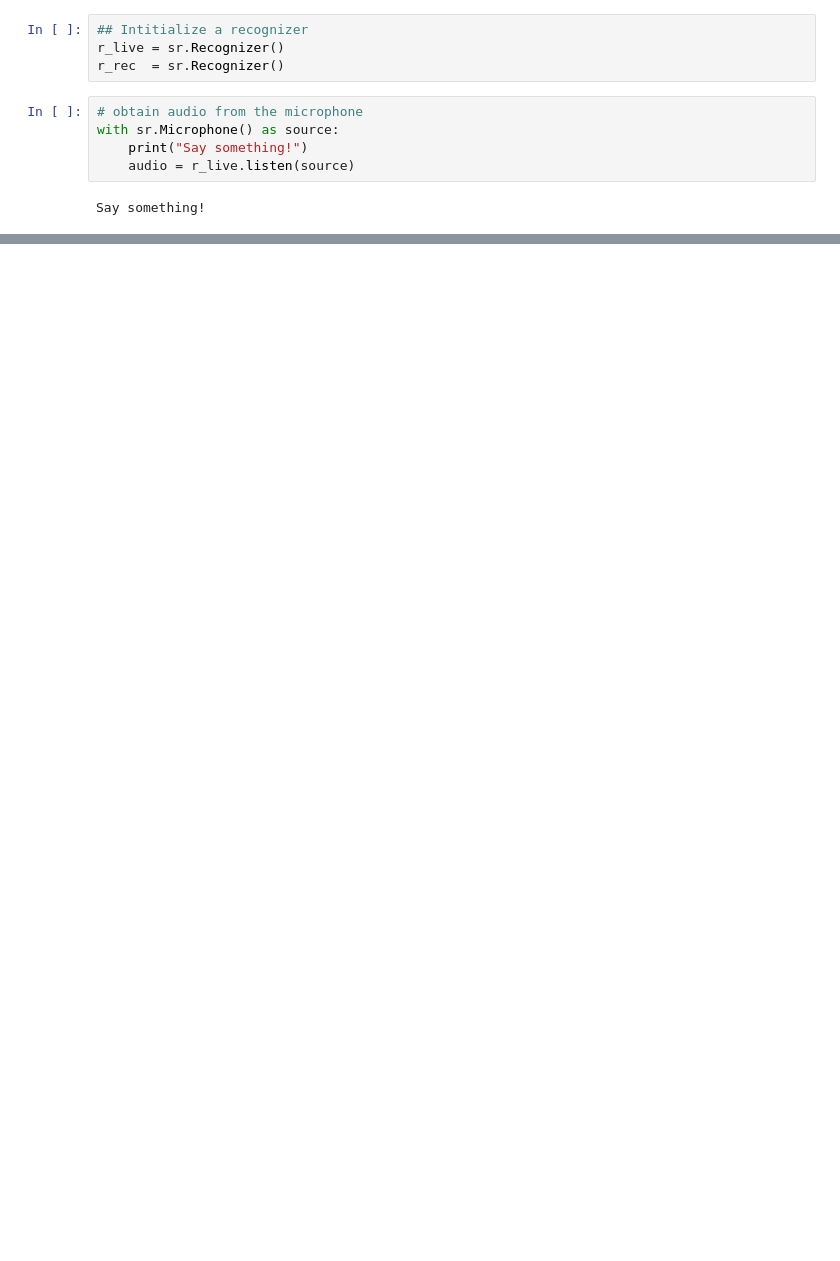
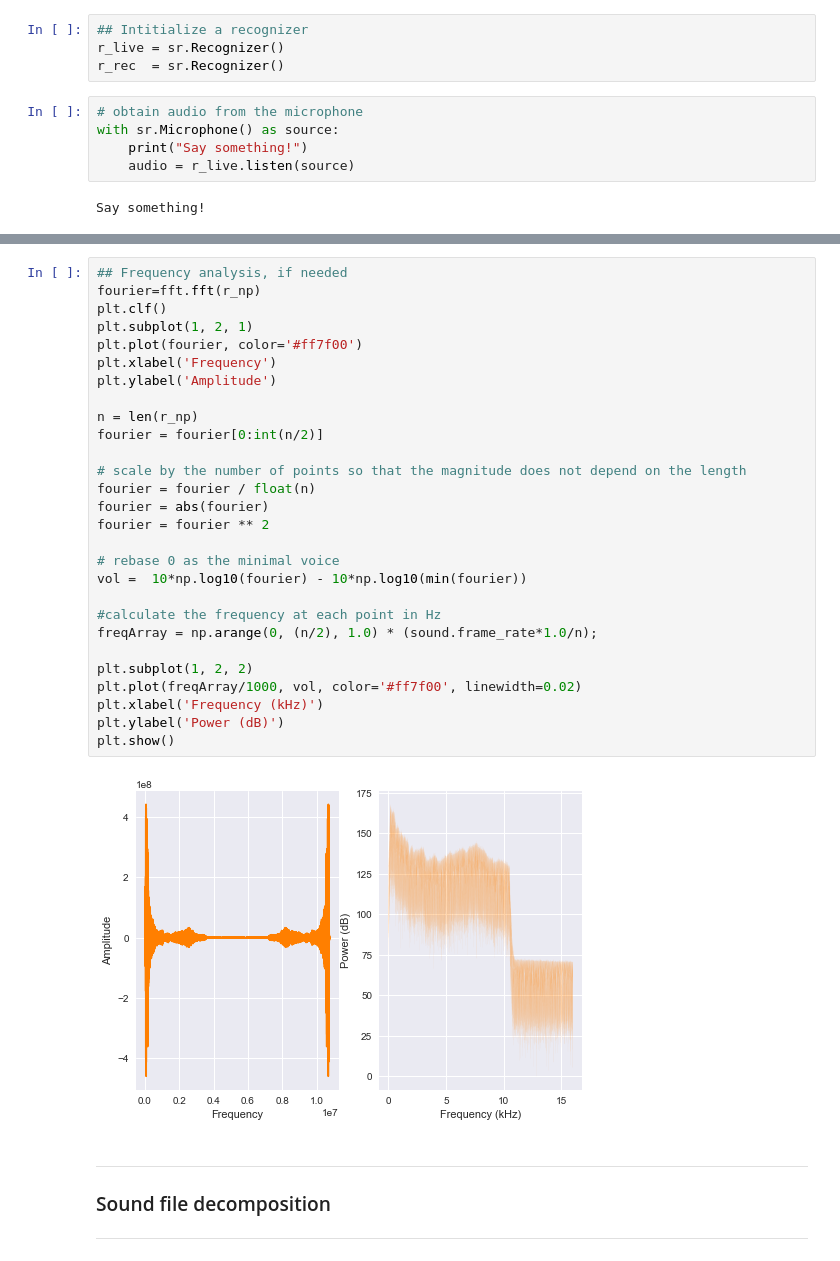
Before and after one commit to tongbaojia/Insight, a Jupyter notebook: Project/MVP.ipynb, the cells around one changed output, grey strips where cells are left out. Drawn from its saved outputs; the diff is of its cells as text; blank space fills up the shorter version.

```diff
--- a/Project/MVP.ipynb
+++ b/Project/MVP.ipynb
@@ -56,0 +107,35 @@ with test as source:
+# %%
+## Frequency analysis, if needed
+fourier=fft.fft(r_np)
+plt.clf()
+plt.subplot(1, 2, 1)
+plt.plot(fourier, color='#ff7f00')
+plt.xlabel('Frequency')
+plt.ylabel('Amplitude')
+
+n = len(r_np)
+fourier = fourier[0:int(n/2)]
+
+# scale by the number of points so that the magnitude does not depend on the length
+fourier = fourier / float(n)
+fourier = abs(fourier)
+fourier = fourier ** 2
+
+# rebase 0 as the minimal voice
+vol =  10*np.log10(fourier) - 10*np.log10(min(fourier))
+
+#calculate the frequency at each point in Hz
+freqArray = np.arange(0, (n/2), 1.0) * (sound.frame_rate*1.0/n);
+
+plt.subplot(1, 2, 2)
+plt.plot(freqArray/1000, vol, color='#ff7f00', linewidth=0.02)
+plt.xlabel('Frequency (kHz)')
+plt.ylabel('Power (dB)')
+plt.show()
+# %% [output]
+[figure, added]
+# %% [markdown]
+
+***
+### Sound file decomposition
+***
```
Also changed, not shown: parts of 36 cells of this notebook.
